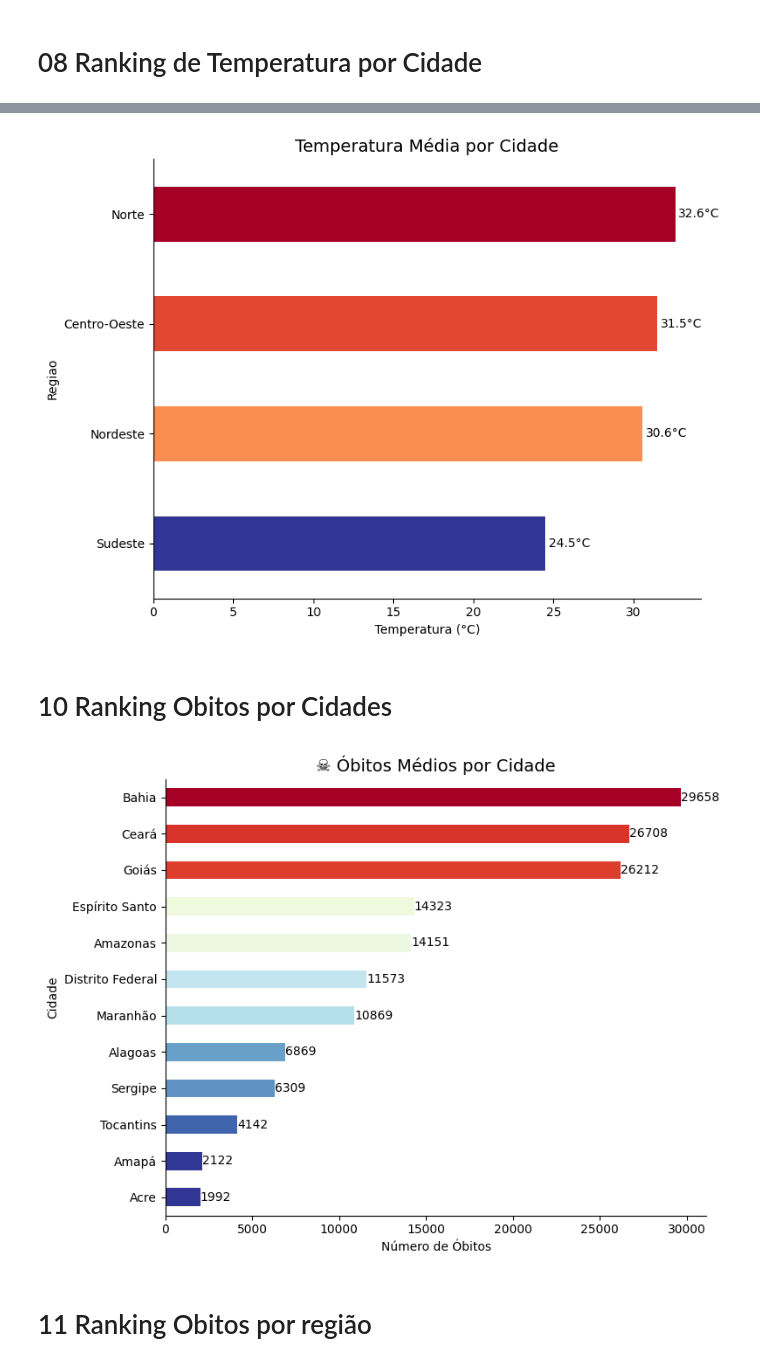
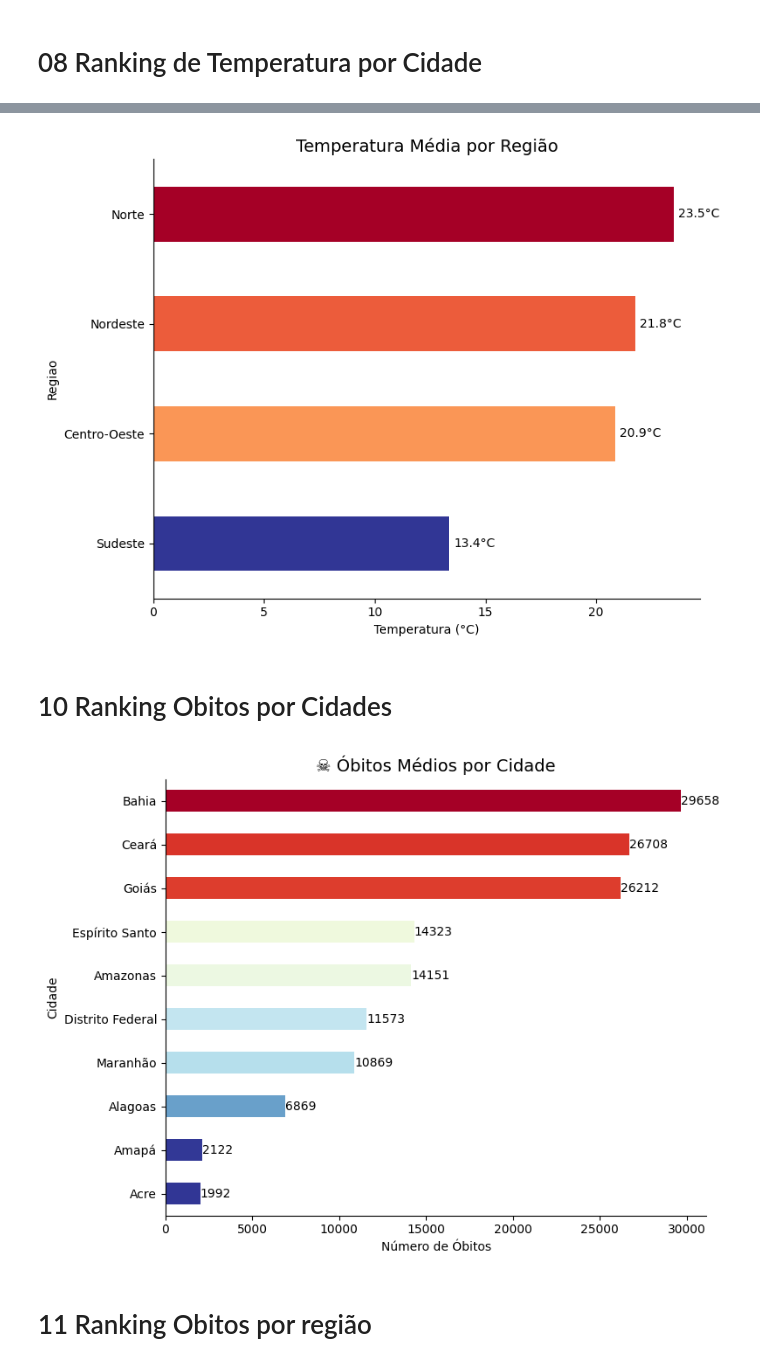
Before and after one commit to beatapurado/pipeline-clima-covid, a Jupyter notebook: Upskill_Tiller__Engenharia_Dados_Compass.ipynb, the cells around one changed output, grey strips where cells are left out. Drawn from its saved outputs; the diff is of its cells as text; code cells hidden in the pictures.

```diff
--- a/Upskill_Tiller__Engenharia_Dados_Compass.ipynb
+++ b/Upskill_Tiller__Engenharia_Dados_Compass.ipynb
@@ -522,7 +521,7 @@ import seaborn as sns
 import numpy as np
 
 # Agrupar por cidade e calcular média da temperatura
-df_temp_cidade = _df_5.groupby("cidade")["temperatura_c"].mean().sort_values(ascending=True)
+df_temp_cidade = df_final_.groupby("cidade")["temperatura_c"].mean().sort_values(ascending=True)
 
 # Criar gradiente de cores (vermelho = maior, azul = menor)
 norm = plt.Normalize(df_temp_cidade.min(), df_temp_cidade.max())
@@ -556,7 +555,7 @@ import seaborn as sns
 import numpy as np
 
 # Agrupar por cidade e calcular média da temperatura
-df_temp_cidade = _df_5.groupby("regiao_x")["temperatura_c"].mean().sort_values(ascending=True)
+df_temp_cidade = df_final_.groupby("regiao_x")["temperatura_c"].mean().sort_values(ascending=True)
 
 # Criar gradiente de cores (vermelho = maior, azul = menor)
 norm = plt.Normalize(df_temp_cidade.min(), df_temp_cidade.max())
@@ -574,48 +573,48 @@ for i, v in enumerate(df_temp_cidade.values):
     ax.text(v + 0.2, i, f"{v:.1f}°C", va="center")
 
 # Ajustes estéticos
-plt.title("Temperatura Média por Cidade", fontsize=14)
+plt.title("Temperatura Média por Região", fontsize=14)
 plt.xlabel("Temperatura (°C)")
 plt.ylabel("Regiao")
 plt.gca().spines[['top','right']].set_visible(False)
 plt.tight_layout()
 plt.show()
 # %% [output]
-[figure, old version]
+[figure, new version]
 # %% [markdown]
 # 10 Ranking Obitos por Cidades
 # %%
 from matplotlib import pyplot as plt
 import seaborn as sns
 import numpy as np
 
 # Agrupar por cidade e calcular média de óbitos
-df_obitos_cidade = _df_5.groupby("cidade")["obitos"].mean().sort_values(ascending=True)
+df_obitos_cidade = df_final_.groupby("cidade")["obitos"].mean().sort_values(ascending=True)
 
 # Criar gradiente de cores (vermelho = maior, azul = menor)
 norm = plt.Normalize(df_obitos_cidade.min(), df_obitos_cidade.max())
 colors = plt.cm.RdYlBu_r(norm(df_obitos_cidade.values))
 
 # Plotar gráfico horizontal
 ax = df_obitos_cidade.plot(
     kind="barh",
     color=colors,
     figsize=(8,6)
 )
 
 # Adicionar rótulos
 for i, v in enumerate(df_obitos_cidade.values):
     ax.text(v + 0.2, i, f"{v:.0f}", va="center")  # inteiro sem decimal
 
 # Ajustes estéticos
 plt.title("☠️ Óbitos Médios por Cidade", fontsize=14)
 plt.xlabel("Número de Óbitos")
 plt.ylabel("Cidade")
 plt.gca().spines[['top','right']].set_visible(False)
 plt.tight_layout()
 plt.show()
 # %% [output]
-[figure, old version]
+[figure, new version]
 # %% [markdown]
 # 11 Ranking Obitos por região
 # %%
```
Also changed, not shown: parts of 11 cells of this notebook.
